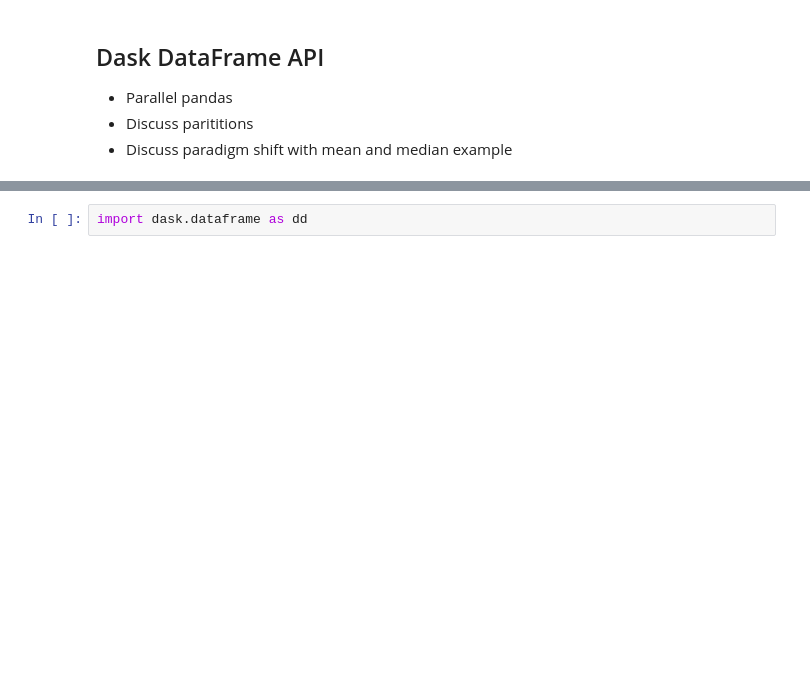
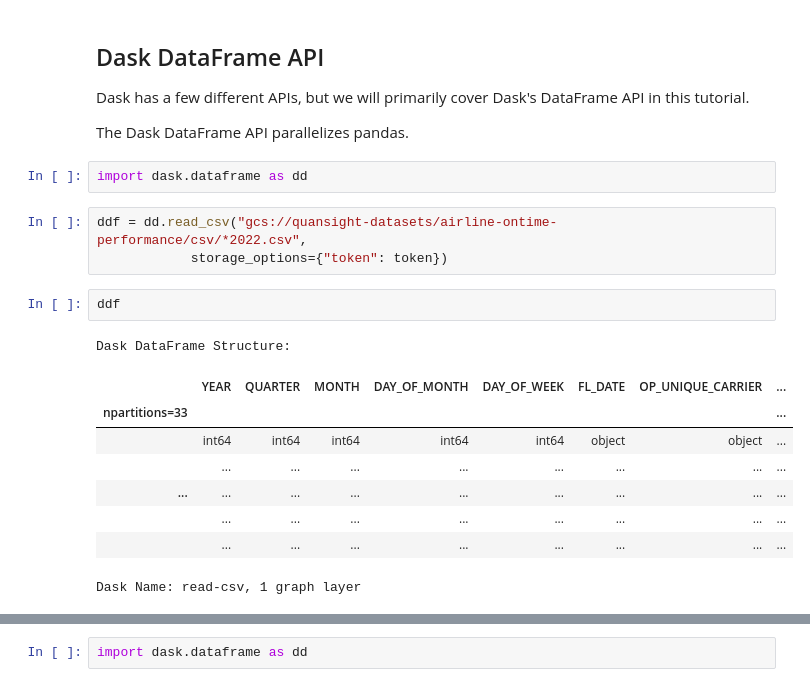
Before and after one commit to nebari-dev/big-data-tutorial, a Jupyter notebook: pycon-us-2023/data-of-an-unusual-size-tutorial/03-intro-to-dask.ipynb, the cells around one changed output, grey strips where cells are left out. Cells and saved outputs as stored; diff of their text form; blank space fills up the shorter version.

```diff
--- a/pycon-us-2023/data-of-an-unusual-size-tutorial/03-intro-to-dask.ipynb
+++ b/pycon-us-2023/data-of-an-unusual-size-tutorial/03-intro-to-dask.ipynb
@@ -9,6 +78,23 @@
 # %% [markdown]
 ## Dask DataFrame API
 
-* Parallel pandas
-* Discuss parititions
-* Discuss paradigm shift with mean and median example
+Dask has a few different APIs, but we will primarily cover Dask's DataFrame API in this tutorial.
+
+The Dask DataFrame API parallelizes pandas.
+# %%
+import dask.dataframe as dd
+# %%
+ddf = dd.read_csv("gcs://quansight-datasets/airline-ontime-performance/csv/*2022.csv",
+            storage_options={"token": token})
+# %%
+ddf
+# %% [output]
+Dask DataFrame Structure:
+|  | YEAR | QUARTER | MONTH | DAY_OF_MONTH | DAY_OF_WEEK | FL_DATE | OP_UNIQUE_CARRIER | ... |
+| npartitions=33 |  |  |  |  |  |  |  | ... |
+|  | int64 | int64 | int64 | int64 | int64 | object | object | ... |
+|  | ... | ... | ... | ... | ... | ... | ... | ... |
+| ... | ... | ... | ... | ... | ... | ... | ... | ... |
+|  | ... | ... | ... | ... | ... | ... | ... | ... |
+|  | ... | ... | ... | ... | ... | ... | ... | ... |
+Dask Name: read-csv, 1 graph layer
```
Also changed, not shown: parts of 51 cells of this notebook, 7 other files.
